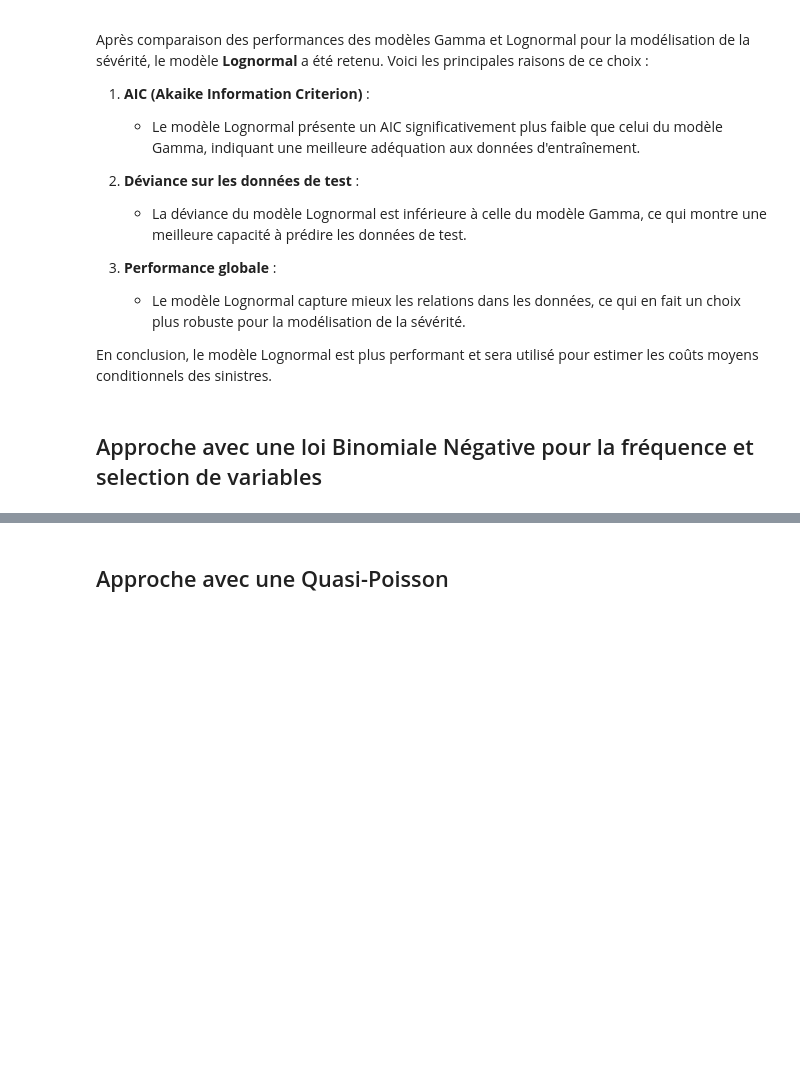
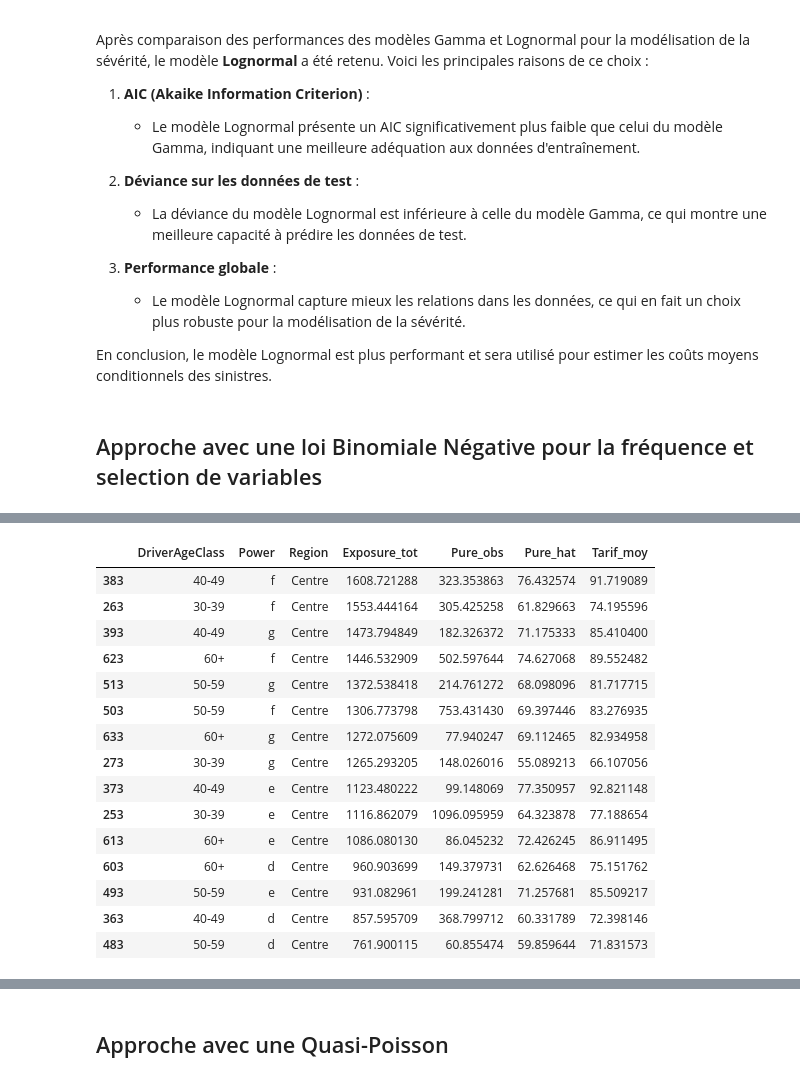
Before and after one commit to fadiblm/Projet-assurance-non-vie, a Jupyter notebook: Modelisation.ipynb, the cells around one changed output, grey strips where cells are left out. Saved outputs shown, nothing was run; the diff lists cells and outputs as text; code cells hidden in the pictures; blank space fills up the shorter version.

```diff
--- a/Modelisation.ipynb
+++ b/Modelisation.ipynb
@@ -804,0 +638,17 @@ DensityClass_rural                   coef=-0.272
+# %%
+#on rajoute les frequences estimées au dataframe de train et de test
+
+df_train["lambda_hat"] = result_freq_nb.predict(df_train, offset=np.log(df_train["Exposure"]))
+df_test["lambda_hat"]  = result_freq_nb.predict(df_test,  offset=np.log(df_test["Exposure"]))
+
+# Rattacher sev_hat aux dataframes fréquence
+df_train = df_train.merge(
+    df_sev_train_ln[["PolicyID", "sev_hat"]],
+    on="PolicyID",
+    how="left"
+)
+df_test = df_test.merge(
+    df_sev_test_ln[["PolicyID", "sev_hat"]],
+    on="PolicyID",
+    how="left"
+)
@@ -804,0 +657,52 @@ DensityClass_rural                   coef=-0.272
+# %%
+# Pour les contrats sans sinistre (pas de prédiction directe), on peut
+# utiliser la sévérité moyenne globale estimée sur sev_train
+sev_global = df_train["sev_hat"].mean()
+df_train["sev_hat"] = df_train["sev_hat"].fillna(sev_global)
+df_test["sev_hat"]  = df_test["sev_hat"].fillna(sev_global)
+
+# ============================================================
+# 4. Prime pure modélisée et tarif
+# ============================================================
+
+# Prime pure modélisée par contrat (unité d'exposition)
+df_train["PurePremium_hat"] = df_train["lambda_hat"] * df_train["sev_hat"]
+df_test["PurePremium_hat"]  = df_test["lambda_hat"]  * df_test["sev_hat"]
+
+# Chargement global (ex : +20 %)
+loading = 1.20
+df_train["Tarif"] = df_train["PurePremium_hat"] * loading
+df_test["Tarif"]  = df_test["PurePremium_hat"]  * loading
+
+# ============================================================
+# 5. Vérification du tarif sur l’échantillon de validation
+#    -> comparaison prime pure observée vs modélisée par segment
+# ============================================================
+
+group_cols = ["DriverAgeClass", "Power", "Region"]
+
+check_test = (
+    df_test
+    .groupby(group_cols)
+    .agg(
+        Exposure_tot=("Exposure", "sum"),
+        Pure_obs=("PurePremium", "mean"),
+        Pure_hat=("PurePremium_hat", "mean"),
+        Tarif_moy=("Tarif", "mean")
+    )
+    .reset_index()
+)
+
+print("Vérification sur l'échantillon de validation (quelques segments) :")
+display(check_test.sort_values("Exposure_tot", ascending=False).head(15))
+
+# Comparaison globale sur le test
+pure_obs_globale = (df_test["ClaimAmount"].sum() / df_test["Exposure"].sum())
+pure_hat_globale = (df_test["PurePremium_hat"].sum() / df_test["Exposure"].sum())
+
+print("Prime pure observée (test)  :", pure_obs_globale)
+print("Prime pure modélisée (test) :", pure_hat_globale)
+
+# Ratio modèle / observé
+print("Ratio modèle / observé :", pure_hat_globale / pure_obs_globale)
+# %% [output]
@@ -804,0 +710,16 @@ DensityClass_rural                   coef=-0.272
+|  | DriverAgeClass | Power | Region | Exposure_tot | Pure_obs | Pure_hat | Tarif_moy |
+| 383 | 40-49 | f | Centre | 1608.721288 | 323.353863 | 76.432574 | 91.719089 |
+| 263 | 30-39 | f | Centre | 1553.444164 | 305.425258 | 61.829663 | 74.195596 |
+| 393 | 40-49 | g | Centre | 1473.794849 | 182.326372 | 71.175333 | 85.410400 |
+| 623 | 60+ | f | Centre | 1446.532909 | 502.597644 | 74.627068 | 89.552482 |
+| 513 | 50-59 | g | Centre | 1372.538418 | 214.761272 | 68.098096 | 81.717715 |
+| 503 | 50-59 | f | Centre | 1306.773798 | 753.431430 | 69.397446 | 83.276935 |
+| 633 | 60+ | g | Centre | 1272.075609 | 77.940247 | 69.112465 | 82.934958 |
+| 273 | 30-39 | g | Centre | 1265.293205 | 148.026016 | 55.089213 | 66.107056 |
+| 373 | 40-49 | e | Centre | 1123.480222 | 99.148069 | 77.350957 | 92.821148 |
+| 253 | 30-39 | e | Centre | 1116.862079 | 1096.095959 | 64.323878 | 77.188654 |
+| 613 | 60+ | e | Centre | 1086.080130 | 86.045232 | 72.426245 | 86.911495 |
+| 603 | 60+ | d | Centre | 960.903699 | 149.379731 | 62.626468 | 75.151762 |
+| 493 | 50-59 | e | Centre | 931.082961 | 199.241281 | 71.257681 | 85.509217 |
+| 363 | 40-49 | d | Centre | 857.595709 | 368.799712 | 60.331789 | 72.398146 |
+| 483 | 50-59 | d | Centre | 761.900115 | 60.855474 | 59.859644 | 71.831573 |
```
Also changed, not shown: parts of 17 cells of this notebook.
